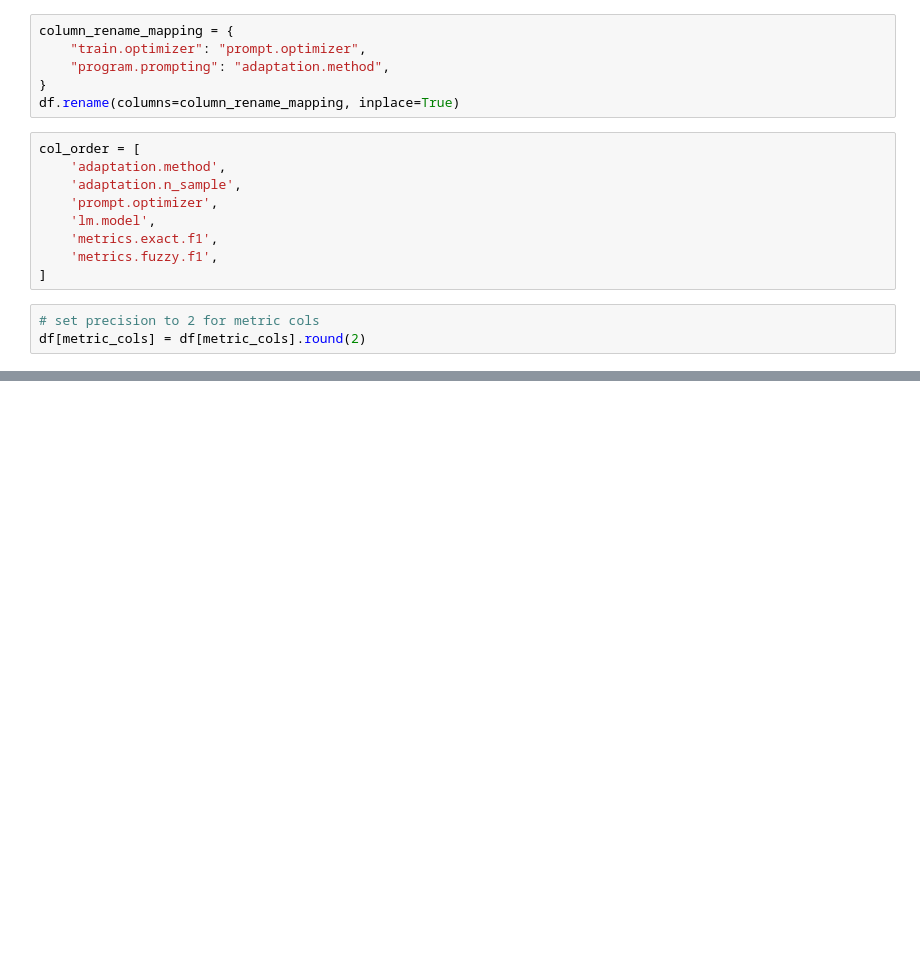
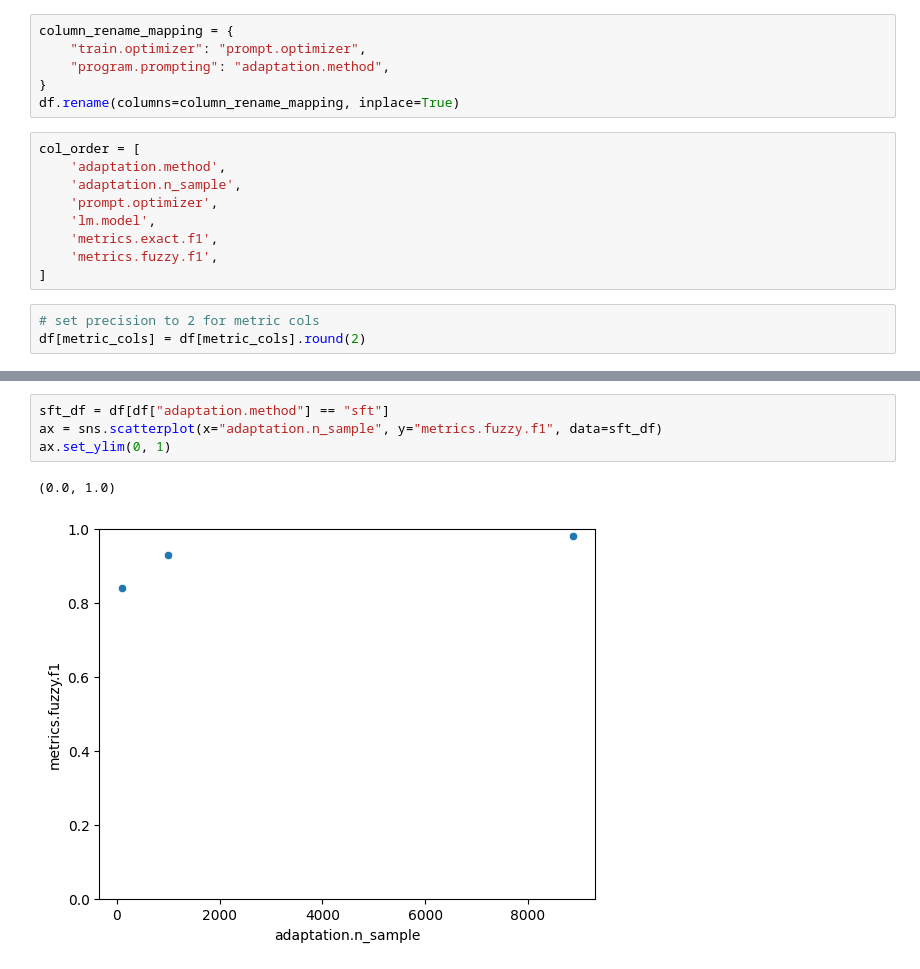
Before and after one commit to bdsaglam/pipeline-llm-adaptation, a Jupyter notebook: nbs/erx/visualization.ipynb, the cells around one changed output, grey strips where cells are left out. Drawn from its saved outputs; the diff is of its cells as text; blank space fills up the shorter version.

```diff
--- a/nbs/erx/visualization.ipynb
+++ b/nbs/erx/visualization.ipynb
@@ -124,0 +140,7 @@ for model in df['lm.model'].unique():
+# %%
+sft_df = df[df["adaptation.method"] == "sft"]
+ax = sns.scatterplot(x="adaptation.n_sample", y="metrics.fuzzy.f1", data=sft_df)
+ax.set_ylim(0, 1)
+# %% [output]
+(0.0, 1.0)
+[figure, added]
```
Also changed, not shown: parts of 6 cells of this notebook, 4 other files.
